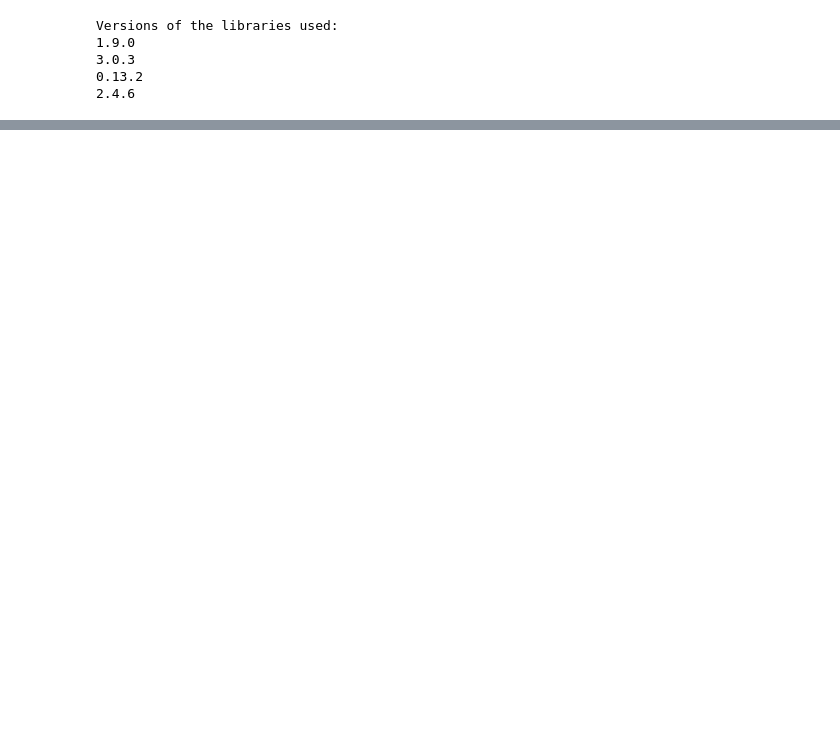
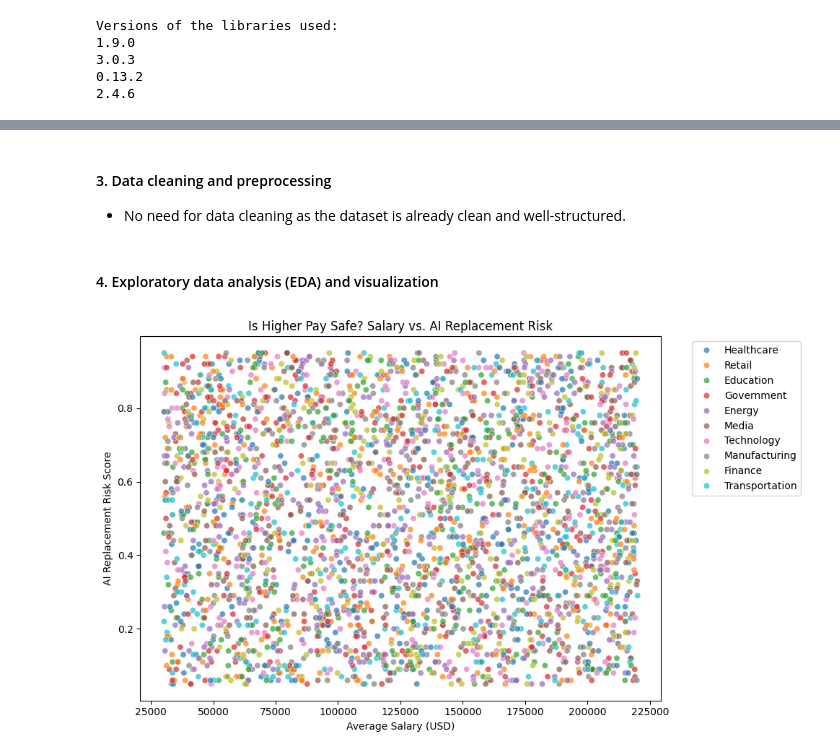
Before and after one commit to luitzdaryl/AI-Impact-2030, a Jupyter notebook: notebeooks/exploration.ipynb, the cells around one changed output, grey strips where cells are left out. Saved outputs shown, nothing was run; the diff lists cells and outputs as text; code cells hidden in the pictures; blank space fills up the shorter version.

```diff
--- a/notebeooks/exploration.ipynb
+++ b/notebeooks/exploration.ipynb
@@ -208,0 +243,27 @@ df.head()
+# %% [markdown]
+#### 3. Data cleaning and preprocessing
+
+- No need for data cleaning as the dataset is already clean and well-structured.
+# %% [markdown]
+#### 4. Exploratory data analysis (EDA) and visualization
+# %%
+# Data Visualization: Salary vs. AI Replacement Risk
+
+plt.figure(figsize=(10, 6))
+# Color-code by Industry to see which sectors are most at risk
+sns.scatterplot(
+    data=df,
+    x='Average_Salary_USD',
+    y='AI_Replacement_Risk',
+    hue='Industry',
+    alpha=0.7
+)
+
+plt.title('Is Higher Pay Safe? Salary vs. AI Replacement Risk')
+plt.xlabel('Average Salary (USD)')
+plt.ylabel('AI Replacement Risk Score')
+plt.legend(bbox_to_anchor=(1.05, 1), loc='upper left') # Moves legend outside
+plt.tight_layout()
+plt.show()
+# %% [output]
+[figure, added]
```
Also changed, not shown: parts of 7 cells of this notebook.
